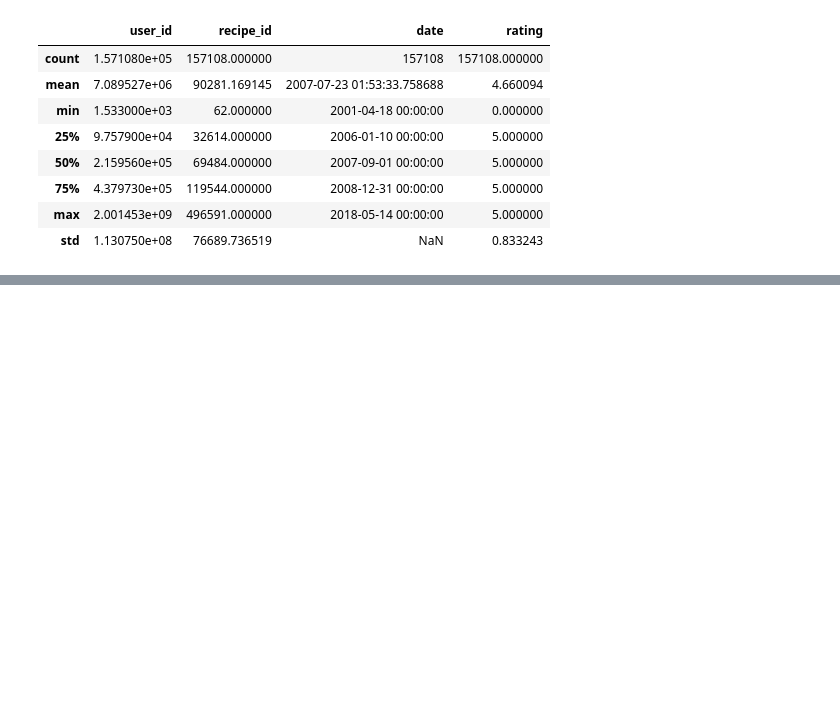
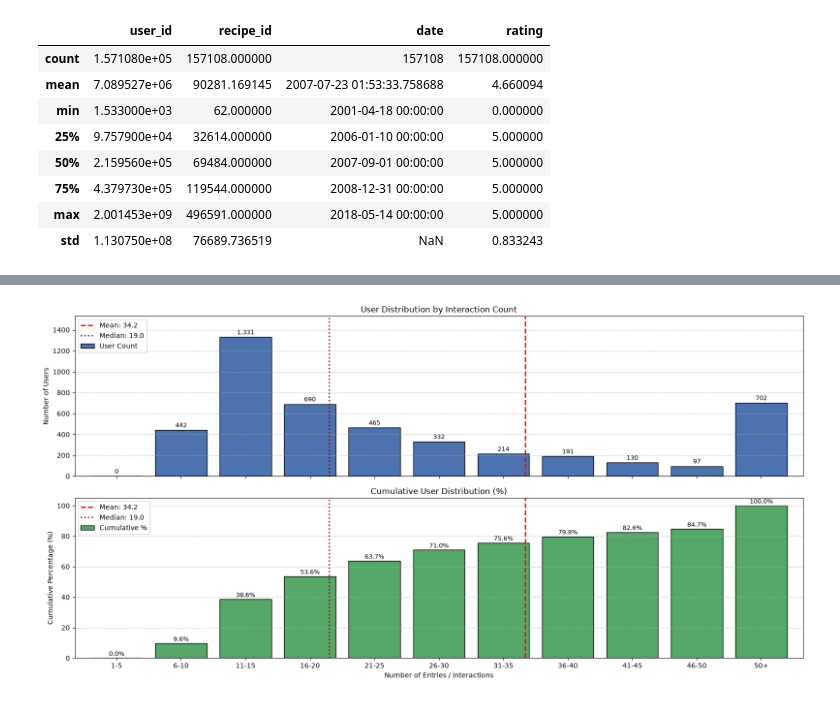
Before and after one commit to stgov/recsys_tareas, a Jupyter notebook: tarea_01/notebooks/eda.ipynb, the cells around one changed output, grey strips where cells are left out. Drawn from its saved outputs; the diff is of its cells as text; code cells hidden in the pictures; blank space fills up the shorter version.

```diff
--- a/tarea_01/notebooks/eda.ipynb
+++ b/tarea_01/notebooks/eda.ipynb
@@ -64,0 +54,88 @@ plt.tight_layout()
+# %%
+user_counts = df["user_id"].value_counts()
+
+mean_val = user_counts.mean()
+median_val = user_counts.median()
+
+hasta = 50
+intervalo = 5
+
+bins = [i for i in range(0, hasta + 1, intervalo)] + [np.inf]
+labels = [f"{i}-{i+4}" for i in range(1, hasta - 1, intervalo)] + [f"{hasta}+"]
+
+binned_users = pd.cut(user_counts, bins=bins, labels=labels, right=True)
+dist = binned_users.value_counts(sort=False)
+cum_dist = dist.cumsum()
+cum_pct = (cum_dist / dist.sum()) * 100
+
+fig, (densidad, acomulada) = plt.subplots(
+    nrows=2, ncols=1, figsize=(16, 8), sharex=True
+)
+
+dist.plot(
+    kind="bar",
+    ax=densidad,
+    width=0.8,
+    edgecolor="black",
+    color="#4C72B0",
+    label="User Count",
+)
+densidad.set_title("User Distribution by Interaction Count")
+densidad.set_ylabel("Number of Users")
+densidad.set_ylim(0, dist.max() * 1.15)
+densidad.grid(axis="y", linestyle="--", alpha=0.7)
+
+for idx, val in enumerate(dist):
+    densidad.text(
+        idx, val + (dist.max() * 0.02), f"{val:,}", ha="center", fontsize=9
+    )
+
+cum_pct.plot(
+    kind="bar",
+    ax=acomulada,
+    width=0.8,
+    edgecolor="black",
+    color="#55A868",
+    rot=0,
+    label="Cumulative %",
+)
+acomulada.set_title("Cumulative User Distribution (%)")
+acomulada.set_xlabel("Number of Entries / Interactions")
+acomulada.set_ylabel("Cumulative Percentage (%)")
+acomulada.set_ylim(0, 105)
+acomulada.grid(axis="y", linestyle="--", alpha=0.7)
+
+for idx, val in enumerate(cum_pct):
+    acomulada.text(idx, val + 1.5, f"{val:.1f}%", ha="center", fontsize=9)
+
+
+def value_to_cat_x(val):
+    if val <= hasta:
+        return (val / intervalo) - 0.5
+    return float(len(labels) - 1)
+
+
+mean_x = value_to_cat_x(mean_val)
+median_x = value_to_cat_x(median_val)
+
+for ax in (densidad, acomulada):
+    ax.axvline(
+        mean_x,
+        color="red",
+        linestyle="--",
+        linewidth=2,
+        label=f"Mean: {mean_val:.1f}",
+    )
+    ax.axvline(
+        median_x,
+        color="darkred",
+        linestyle=":",
+        linewidth=2,
+        label=f"Median: {median_val:.1f}",
+    )
+    ax.legend(loc="upper left")
+
+plt.tight_layout()
+plt.show()
+# %% [output]
+[figure, added]
```
Also changed, not shown: parts of 11 cells of this notebook, 4 other files.
